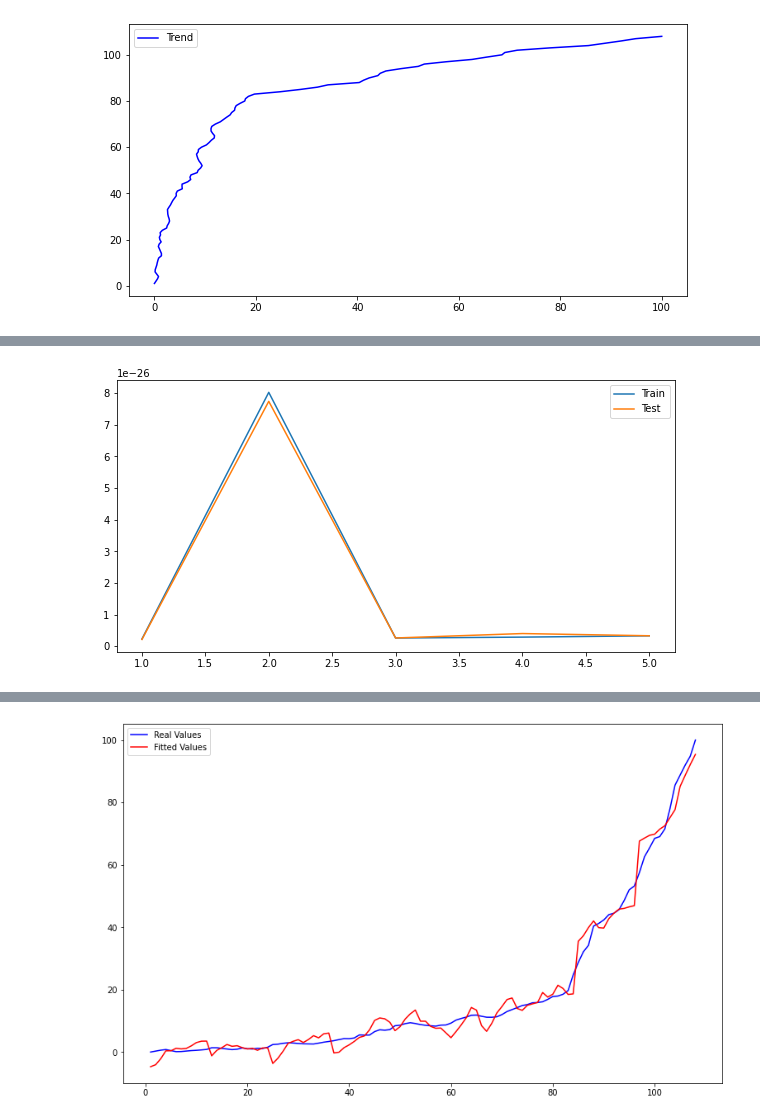
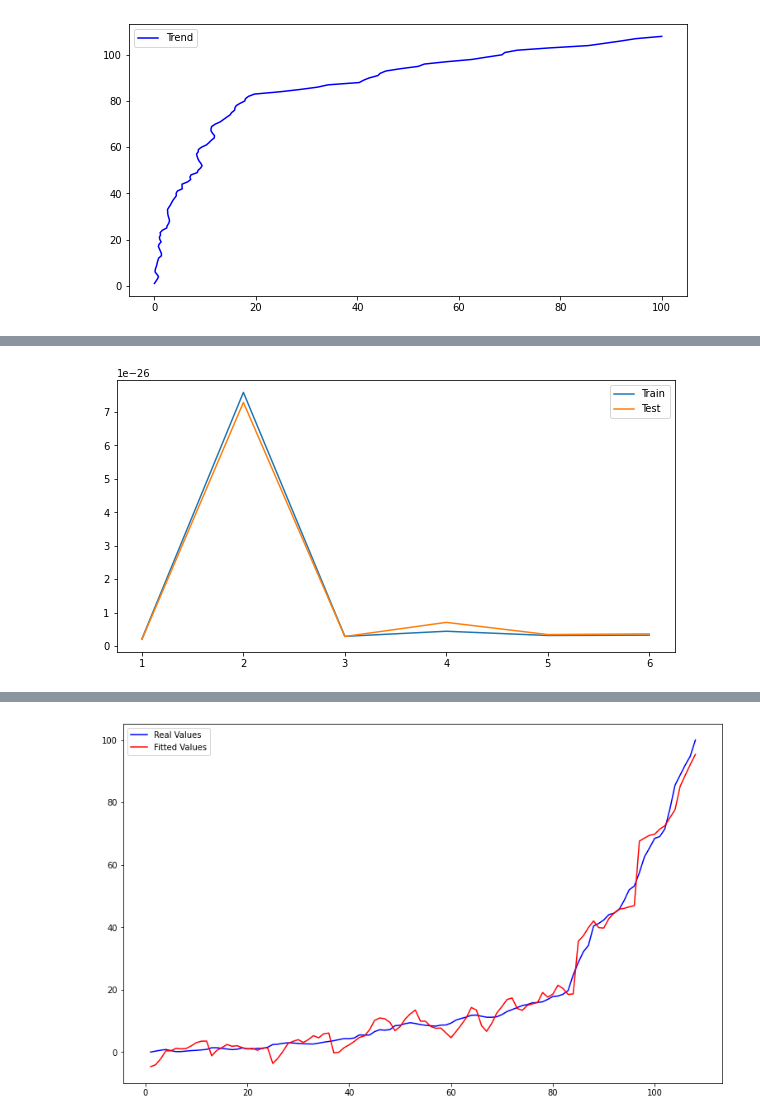
Before and after one commit to BU-IE-360/spring24-lmfaraday, a Jupyter notebook: Homework_1/regression.ipynb, the cells around one changed output, grey strips where cells are left out. Drawn from its saved outputs; the diff is of its cells as text; code cells hidden in the pictures.

```diff
--- a/Homework_1/regression.ipynb
+++ b/Homework_1/regression.ipynb
@@ -644,9 +644,12 @@ for col in a:
 [figure]
 # %%
 a["e^Trend"] = np.exp(-a["Trend"])
-a["e^Interest(2-14 days)"] = [0] * 38 + [np.exp(-i) for i in a["Interest(2-14 days)"][:70]]
+a["Interest(2-14 days)_2"] = [0] * 38 + [np.exp(-i) for i in a["Interest(2-14 days)"][:70]]
+a["Cigkofte_2"] = [np.exp(-i) for i in a["Cigkofte"][:18]] + [0] * len(a["Cigkofte"][18:])
+a["Cigkofte_3"] = [0] * len(a["Cigkofte"][:65]) + [1 for i in a["Cigkofte"][65:]]
+a["Trend_2"] = [0] * 81 + [1 for i in a["Trend"][81:]]
 # %%
-independent_set_4 = a[["const", "Unemployement", "Interest(2-14 days)", "Trend", "Yemeksepeti", "e^Trend", "e^Interest(2-14 days)"] + year]
+independent_set_4 = a[["const", "Unemployement", "Interest(2-14 days)", "Trend", "Yemeksepeti", "e^Trend", "Interest(2-14 days)_2", "Cigkofte_2", "Cigkofte_3", "Trend_2"] + year]
 
 lm = sm.OLS(a["Food Price Index"], independent_set_4)
 result = lm.fit()
@@ -674,5 +675,5 @@ a["Trend_2"] = [0] * 81 + [1 for i in a["Trend"][81:]]
 # %%
-independent_set_5 = a[["const", "Unemployement", "Interest(2-14 days)", "Trend", "Yemeksepeti", "e^Interest(2-14 days)", "Trend_2"] + year]
+independent_set_5 = a[["const", "Unemployement", "Interest(2-14 days)", "Trend", "Yemeksepeti", "e^Trend", "Interest(2-14 days)_2", "Cigkofte_3", "Trend_2"] + year]
 
 lm = sm.OLS(a["Food Price Index"], independent_set_5)
 result = lm.fit()
@@ -697 +698,7 @@ Notes:
 strong multicollinearity or other numerical problems.
+# %%
+independent_set_6 = a[["const", "Unemployement", "Interest(2-14 days)", "Trend", "Yemeksepeti", "e^Trend"] + year]
+
+lm = sm.OLS(a["Food Price Index"], independent_set_4)
+result = lm.fit()
+print(result.summary())
@@ -698,25 +723,25 @@ strong multicollinearity or other numerical problems.
 # %%
-independent_sets = [independent_set_1, independent_set_2, independent_set_3, independent_set_4, independent_set_5]
+independent_sets = [independent_set_1, independent_set_2, independent_set_3, independent_set_4, independent_set_5, independent_set_6]
 results_test = []
 results_train = []
 
 for set in independent_sets:
     train = []
     test = []
     for _ in range(500):
         X_train, X_test, y_train, y_test = train_test_split(set, a["Unemployement"], test_size=0.3)
         lm = sm.OLS(y_train, X_train)
         result = lm.fit()
         train.append(np.mean(result.resid ** 2))
         test.append(np.mean((result.predict(X_test) - y_test) ** 2))
 
     results_train.append(np.mean(train))
     results_test.append(np.mean(test))
 
 plt.figure(figsize=(10, 5))
-plt.plot(range(1, 6), results_train, label="Train")
-plt.plot(range(1, 6), results_test, label="Test")
+plt.plot(range(1, 7), results_train, label="Train")
+plt.plot(range(1, 7), results_test, label="Test")
 plt.legend(loc="best")
 plt.show()
 # %% [output]
-[figure, old version]
+[figure, new version]
```
Also changed, not shown: parts of 24 cells of this notebook, 2 other files.
